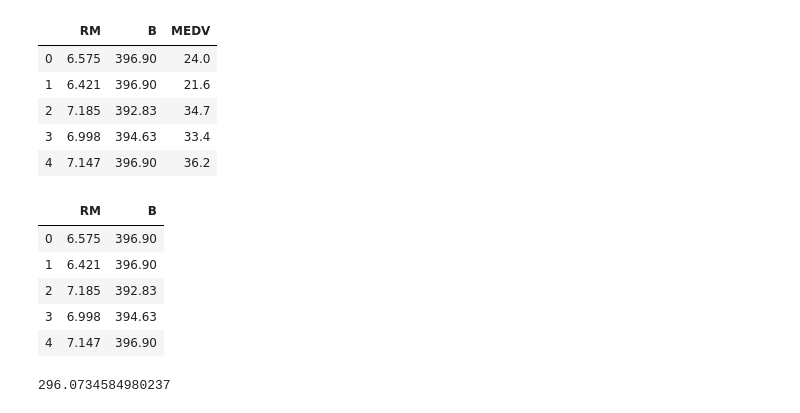
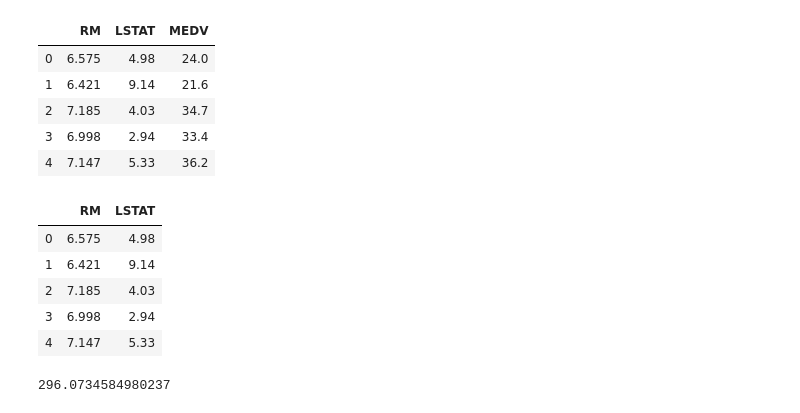
Before and after one commit to gentilhimal/Machine-Learning, a Jupyter notebook: question1.ipynb, the cells around one changed output. Cells and saved outputs as stored; diff of their text form; code cells hidden in the pictures.

```diff
--- a/question1.ipynb
+++ b/question1.ipynb
@@ -1,31 +1,30 @@
 # %%
 # implementation of linear regression
 from matplotlib import pyplot as plt
 import numpy as np
-from numpy import genfromtxt
 import pandas as pd
 
 headers = ['CRIM', 'ZN', 'INDUS', 'CHAS', 'NOX', 'RM', 'AGE', 'DIS', 'RAD', 'TAX', 'PTRATIO', 'B', 'LSTAT', 'MEDV']
 data = pd.read_csv('housing.csv', delim_whitespace=True, names=headers)
-data=data.drop(['CRIM', 'ZN', 'INDUS', 'CHAS', 'NOX','AGE', 'DIS', 'RAD', 'TAX', 'PTRATIO', 'LSTAT'], axis = 1)
+data=data.drop(['CRIM', 'ZN', 'INDUS', 'CHAS', 'NOX','AGE', 'DIS', 'RAD', 'TAX', 'PTRATIO','B' ], axis = 1)
 price=data['MEDV']
 features=data.drop(['MEDV'], axis = 1)#dropping price from features
 data.head()
 # %% [output]
-|  | RM | B | MEDV |
-| 0 | 6.575 | 396.90 | 24.0 |
-| 1 | 6.421 | 396.90 | 21.6 |
-| 2 | 7.185 | 392.83 | 34.7 |
-| 3 | 6.998 | 394.63 | 33.4 |
-| 4 | 7.147 | 396.90 | 36.2 |
+|  | RM | LSTAT | MEDV |
+| 0 | 6.575 | 4.98 | 24.0 |
+| 1 | 6.421 | 9.14 | 21.6 |
+| 2 | 7.185 | 4.03 | 34.7 |
+| 3 | 6.998 | 2.94 | 33.4 |
+| 4 | 7.147 | 5.33 | 36.2 |
 # %%
 features.head()
 # %% [output]
-|  | RM | B |
-| 0 | 6.575 | 396.90 |
-| 1 | 6.421 | 396.90 |
-| 2 | 7.185 | 392.83 |
-| 3 | 6.998 | 394.63 |
-| 4 | 7.147 | 396.90 |
+|  | RM | LSTAT |
+| 0 | 6.575 | 4.98 |
+| 1 | 6.421 | 9.14 |
+| 2 | 7.185 | 4.03 |
+| 3 | 6.998 | 2.94 |
+| 4 | 7.147 | 5.33 |
 # %%
 x1=features['RM'].values
```
Also changed, not shown: parts of 6 cells of this notebook, 2 other files.
